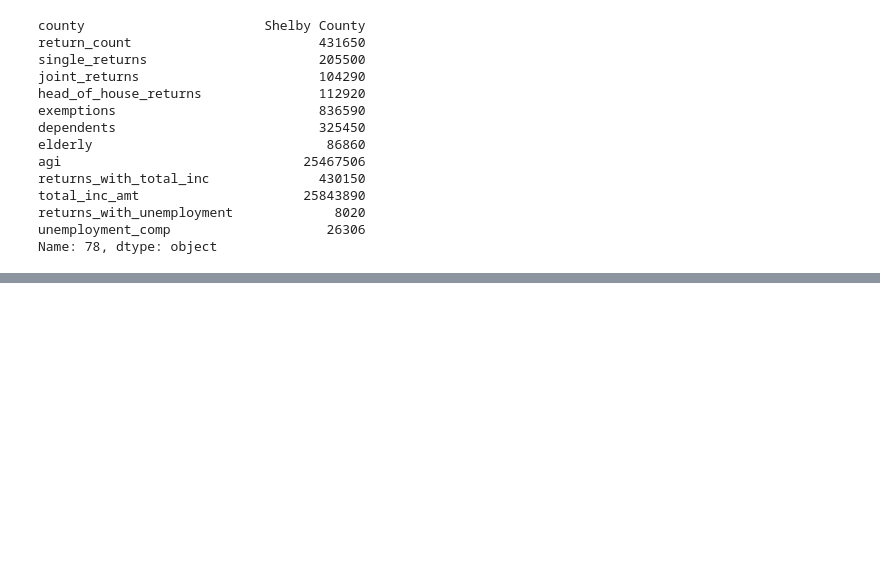
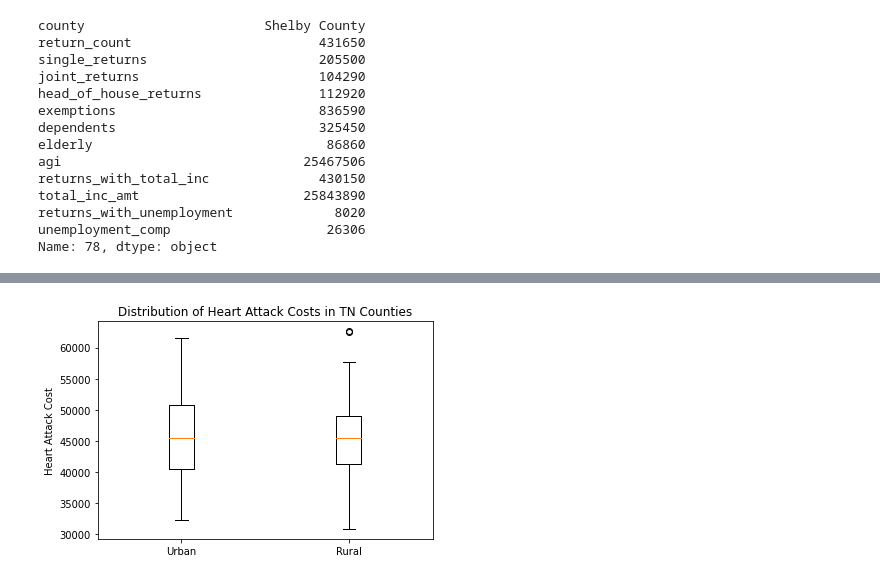
Before and after one commit to jgribble67/data-science-essentials-3, a Jupyter notebook: notebooks/TNMedicalExploration_Gribble.ipynb, the cells around one changed output, grey strips where cells are left out. Saved outputs shown, nothing was run; the diff lists cells and outputs as text; code cells hidden in the pictures; blank space fills up the shorter version.

```diff
--- a/notebooks/TNMedicalExploration_Gribble.ipynb
+++ b/notebooks/TNMedicalExploration_Gribble.ipynb
@@ -305,0 +355,9 @@ Name: 78, dtype: object
+# %%
+ha_data_boxplot = [ha_costs_df_TN_urban['analysis_value'], ha_costs_df_TN_rural['analysis_value']]
+# %%
+labels=ha_costs_df_TN['urban'].unique()
+plt.boxplot(ha_data_boxplot, labels=labels)
+plt.ylabel("Heart Attack Cost")
+plt.title("Distribution of Heart Attack Costs in TN Counties");
+# %% [output]
+[figure, added]
```
Also changed, not shown: parts of 13 cells of this notebook.
